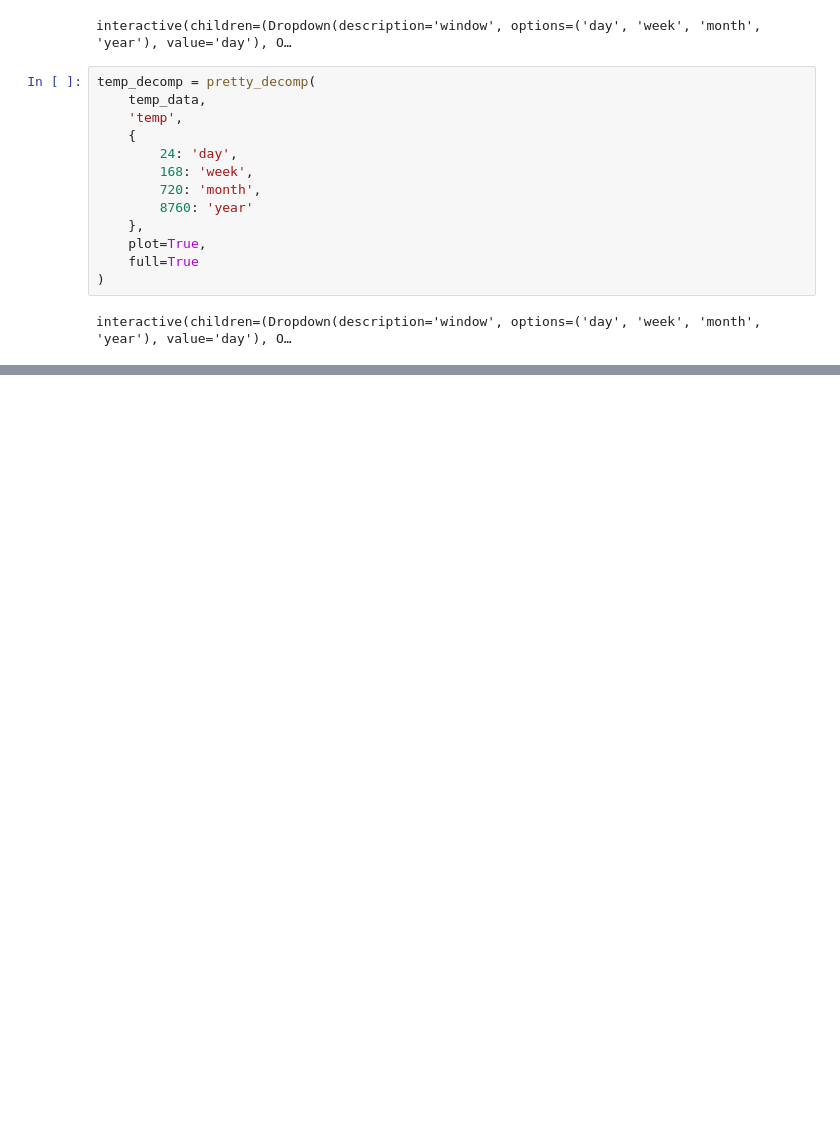
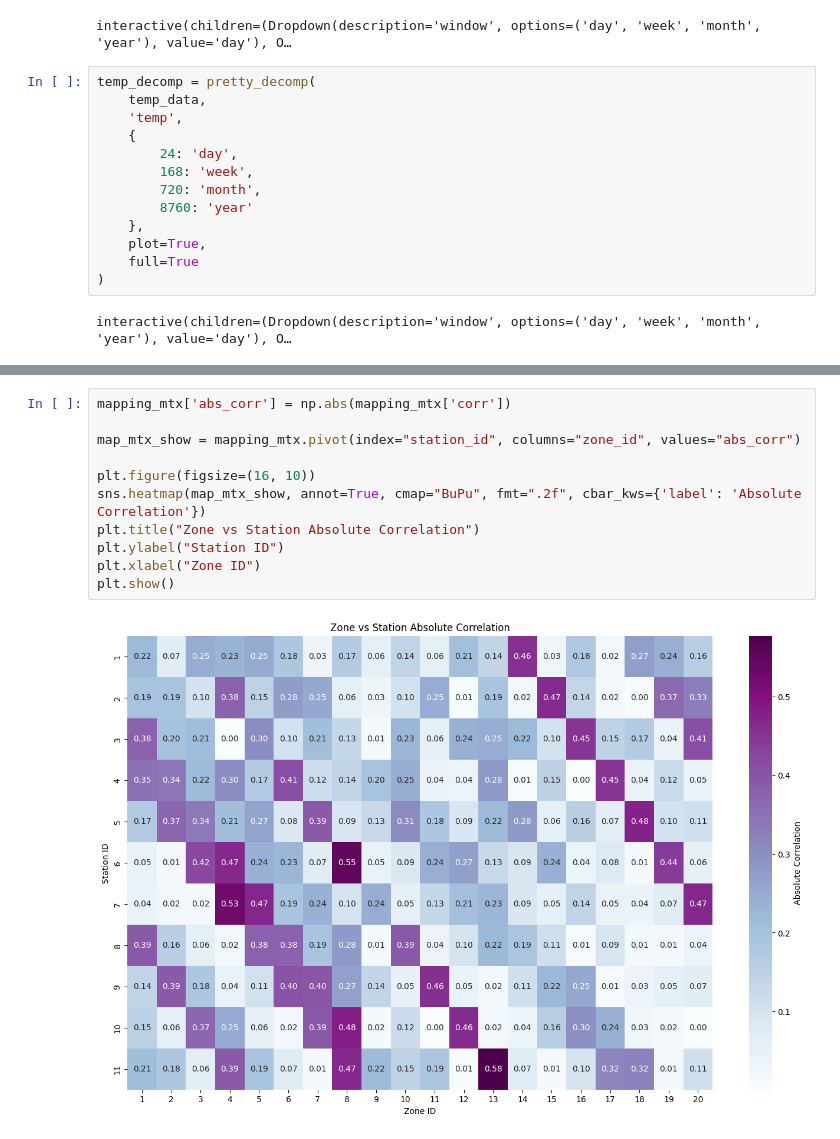
Before and after one commit to pavander7/415-final-project, a Jupyter notebook: data_loaders.ipynb, the cells around one changed output, grey strips where cells are left out. Cells and saved outputs as stored; diff of their text form; blank space fills up the shorter version.

```diff
--- a/data_loaders.ipynb
+++ b/data_loaders.ipynb
@@ -316,0 +389,13 @@ strong multicollinearity or other numerical problems.
+# %%
+mapping_mtx['abs_corr'] = np.abs(mapping_mtx['corr'])
+
+map_mtx_show = mapping_mtx.pivot(index="station_id", columns="zone_id", values="abs_corr")
+
+plt.figure(figsize=(16, 10))
+sns.heatmap(map_mtx_show, annot=True, cmap="BuPu", fmt=".2f", cbar_kws={'label': 'Absolute Correlation'})
+plt.title("Zone vs Station Absolute Correlation")
+plt.ylabel("Station ID")
+plt.xlabel("Zone ID")
+plt.show()
+# %% [output]
+[figure, added]
```
Also changed, not shown: parts of 20 cells of this notebook, 8 other files.
